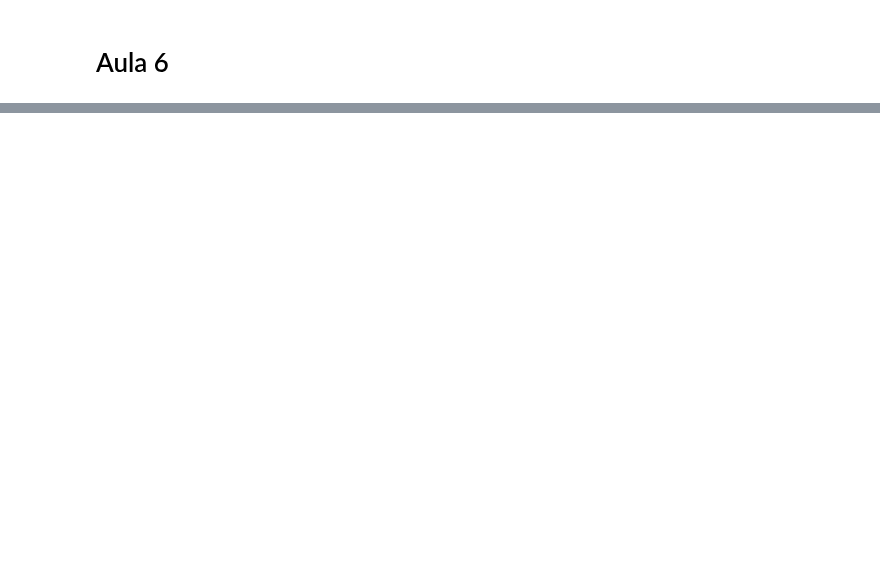
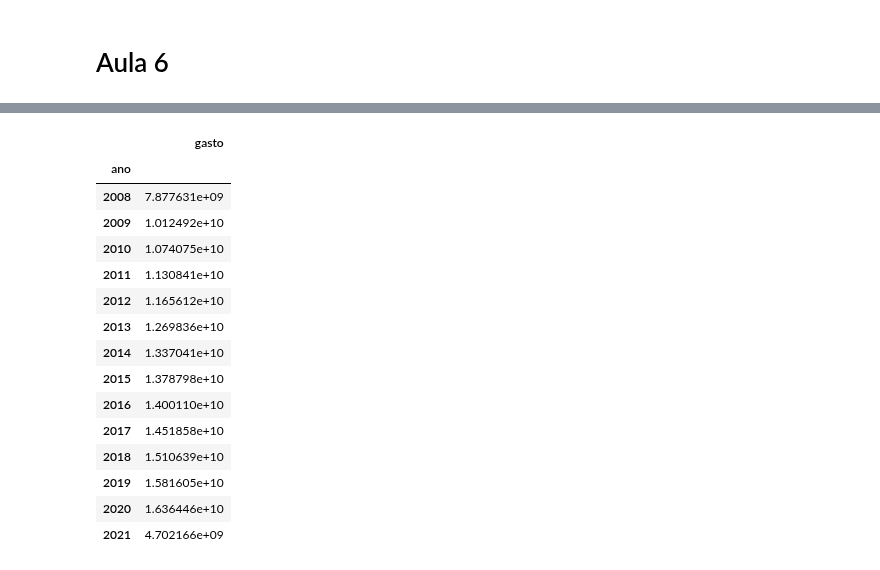
Before and after one commit to PedroHCAlmeida/Bootcamp_alura, a Jupyter notebook: Modulo_2/aulas/Aula6.ipynb, the cells around one changed output, grey strips where cells are left out. Cells and saved outputs as stored; diff of their text form; code cells hidden in the pictures; blank space fills up the shorter version.

```diff
--- a/Modulo_2/aulas/Aula6.ipynb
+++ b/Modulo_2/aulas/Aula6.ipynb
@@ -24,2 +32,20 @@ mensal
 # %%
-por_ano = mensal.groupby('ano')
+por_ano = mensal.groupby('ano').agg({'gasto':'sum'})
+por_ano
+# %% [output]
+|  | gasto |
+| ano |  |
+| 2008 | 7.877631e+09 |
+| 2009 | 1.012492e+10 |
+| 2010 | 1.074075e+10 |
+| 2011 | 1.130841e+10 |
+| 2012 | 1.165612e+10 |
+| 2013 | 1.269836e+10 |
+| 2014 | 1.337041e+10 |
+| 2015 | 1.378798e+10 |
+| 2016 | 1.400110e+10 |
+| 2017 | 1.451858e+10 |
+| 2018 | 1.510639e+10 |
+| 2019 | 1.581605e+10 |
+| 2020 | 1.636446e+10 |
+| 2021 | 4.702166e+09 |
```
Also changed, not shown: parts of 5 cells of this notebook.
